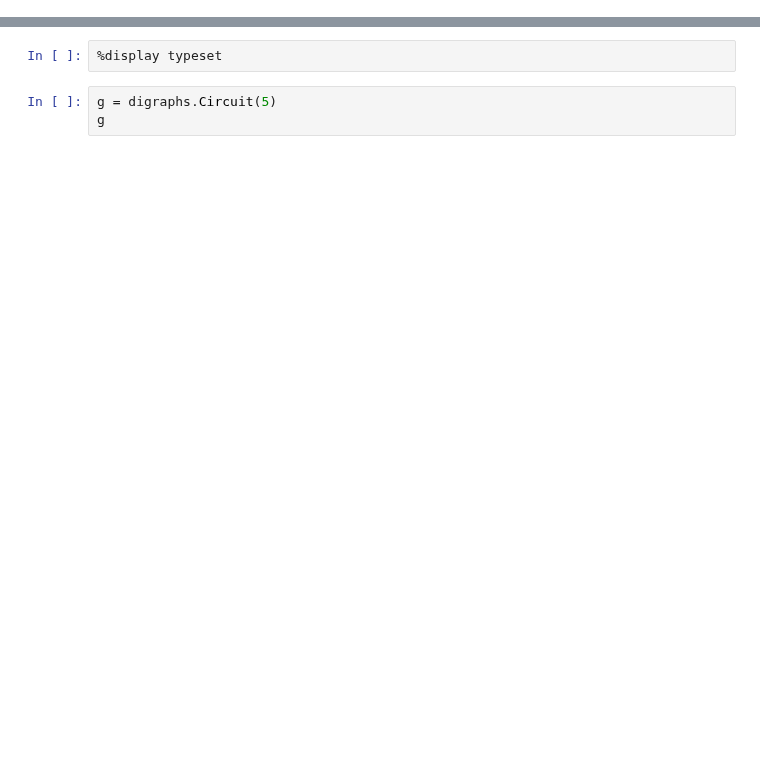
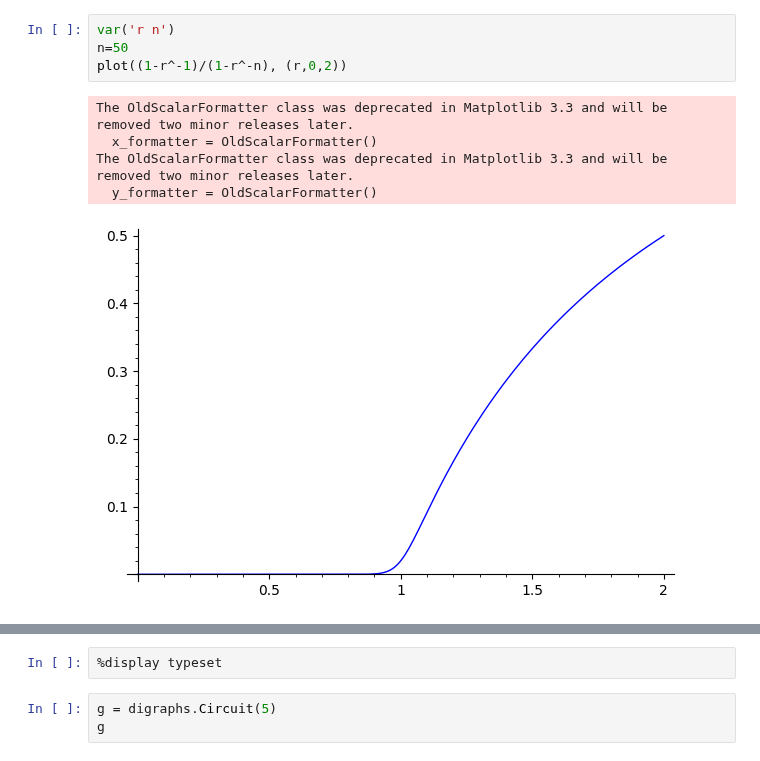
Before and after one commit to fccoelho/Modelagem-Matematica-IV, a Jupyter notebook: Planilhas Sage/Aula 16 - Teoria Evolutiva de Grafos.ipynb, the cells around one changed output, grey strips where cells are left out. Drawn from its saved outputs; the diff is of its cells as text; blank space fills up the shorter version.

```diff
--- a/Planilhas Sage/Aula 16 - Teoria Evolutiva de Grafos.ipynb
+++ b/Planilhas Sage/Aula 16 - Teoria Evolutiva de Grafos.ipynb
@@ -29,0 +27,10 @@ Qual a probabilidade de fixação de um mutante que surja em uma posição aleat
+# %%
+var('r n')
+n=50
+plot((1-r^-1)/(1-r^-n), (r,0,2))
+# %% [output]
+The OldScalarFormatter class was deprecated in Matplotlib 3.3 and will be removed two minor releases later.
+  x_formatter = OldScalarFormatter()
+The OldScalarFormatter class was deprecated in Matplotlib 3.3 and will be removed two minor releases later.
+  y_formatter = OldScalarFormatter()
+[figure, added]
```
Also changed, not shown: parts of 14 cells of this notebook.
